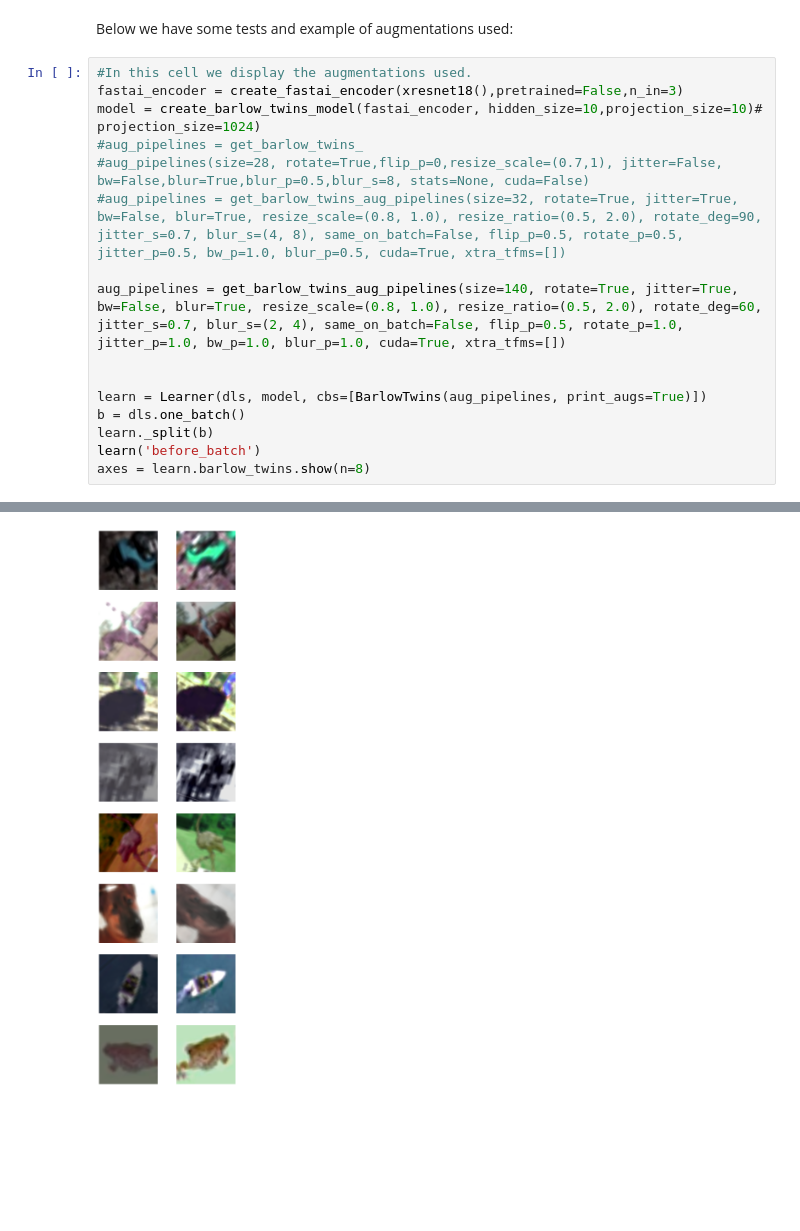
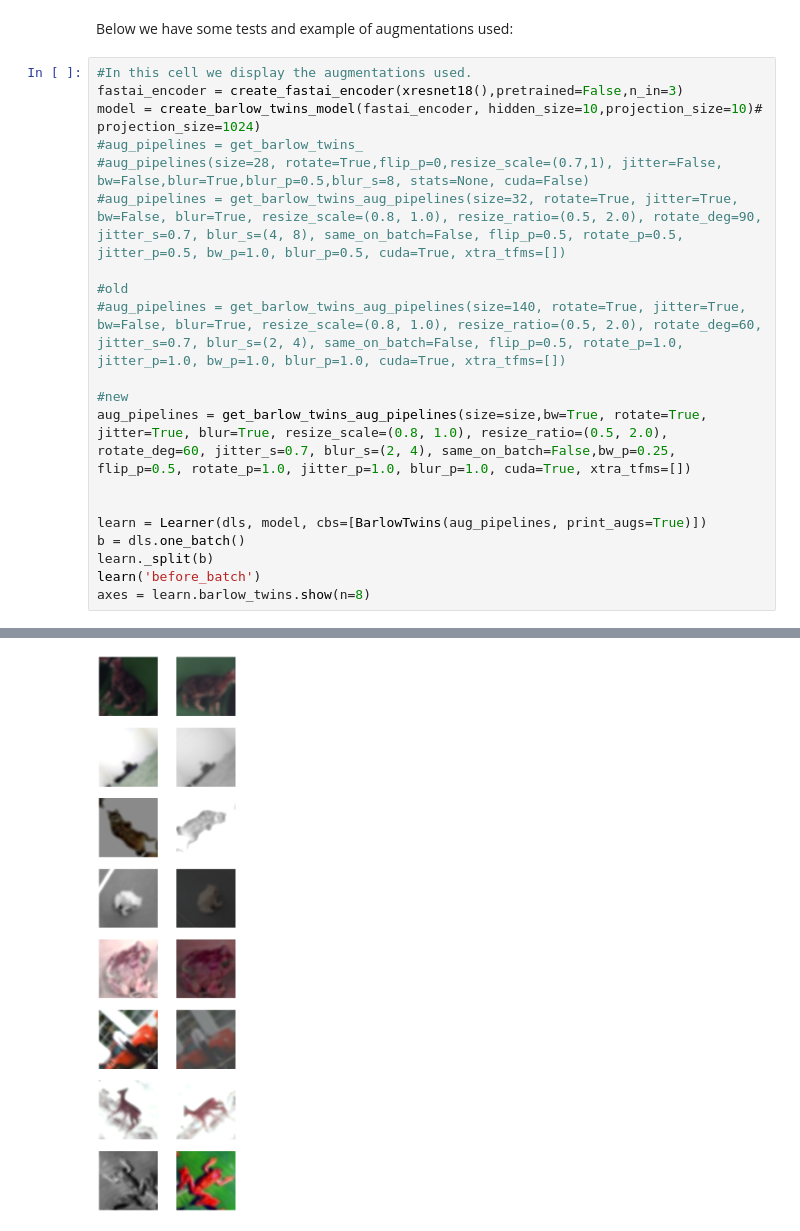
Before and after one commit to hamish-haggerty/AI-hacking, a Jupyter notebook: SSL/bt_cifar10.ipynb, the cells around one changed output, grey strips where cells are left out. Drawn from its saved outputs; the diff is of its cells as text; blank space fills up the shorter version.

Commit message:
Important - new benchmark when using grayscale as well for barlow twins. ~ 58%

```diff
--- a/SSL/bt_cifar10.ipynb
+++ b/SSL/bt_cifar10.ipynb
@@ -923,7 +960,11 @@ model = create_barlow_twins_model(fastai_encoder, hidden_size=10,projection_size
 #aug_pipelines(size=28, rotate=True,flip_p=0,resize_scale=(0.7,1), jitter=False, bw=False,blur=True,blur_p=0.5,blur_s=8, stats=None, cuda=False)
 #aug_pipelines = get_barlow_twins_aug_pipelines(size=32, rotate=True, jitter=True, bw=False, blur=True, resize_scale=(0.8, 1.0), resize_ratio=(0.5, 2.0), rotate_deg=90, jitter_s=0.7, blur_s=(4, 8), same_on_batch=False, flip_p=0.5, rotate_p=0.5, jitter_p=0.5, bw_p=1.0, blur_p=0.5, cuda=True, xtra_tfms=[])
 
-aug_pipelines = get_barlow_twins_aug_pipelines(size=140, rotate=True, jitter=True, bw=False, blur=True, resize_scale=(0.8, 1.0), resize_ratio=(0.5, 2.0), rotate_deg=60, jitter_s=0.7, blur_s=(2, 4), same_on_batch=False, flip_p=0.5, rotate_p=1.0, jitter_p=1.0, bw_p=1.0, blur_p=1.0, cuda=True, xtra_tfms=[])
+#old
+#aug_pipelines = get_barlow_twins_aug_pipelines(size=140, rotate=True, jitter=True, bw=False, blur=True, resize_scale=(0.8, 1.0), resize_ratio=(0.5, 2.0), rotate_deg=60, jitter_s=0.7, blur_s=(2, 4), same_on_batch=False, flip_p=0.5, rotate_p=1.0, jitter_p=1.0, bw_p=1.0, blur_p=1.0, cuda=True, xtra_tfms=[])
+
+#new
+aug_pipelines = get_barlow_twins_aug_pipelines(size=size,bw=True, rotate=True, jitter=True, blur=True, resize_scale=(0.8, 1.0), resize_ratio=(0.5, 2.0), rotate_deg=60, jitter_s=0.7, blur_s=(2, 4), same_on_batch=False,bw_p=0.25, flip_p=0.5, rotate_p=1.0, jitter_p=1.0, blur_p=1.0, cuda=True, xtra_tfms=[])
 
 
 learn = Learner(dls, model, cbs=[BarlowTwins(aug_pipelines, print_augs=True)])
@@ -945,9 +986,9 @@ Pipeline: RandomResizedCrop -> RandomHorizontalFlip -> ColorJitter -> RandomGaus
 
          [[0.4560]],
 
          [[0.4060]]]], device='cuda:0'), 'std': tensor([[[[0.2290]],
 
          [[0.2240]],
 
          [[0.2250]]]], device='cuda:0'), 'axes': (0, 2, 3)}
-[figure, old version]
+[figure, new version]
```
Also changed, not shown: parts of 8 cells of this notebook.
